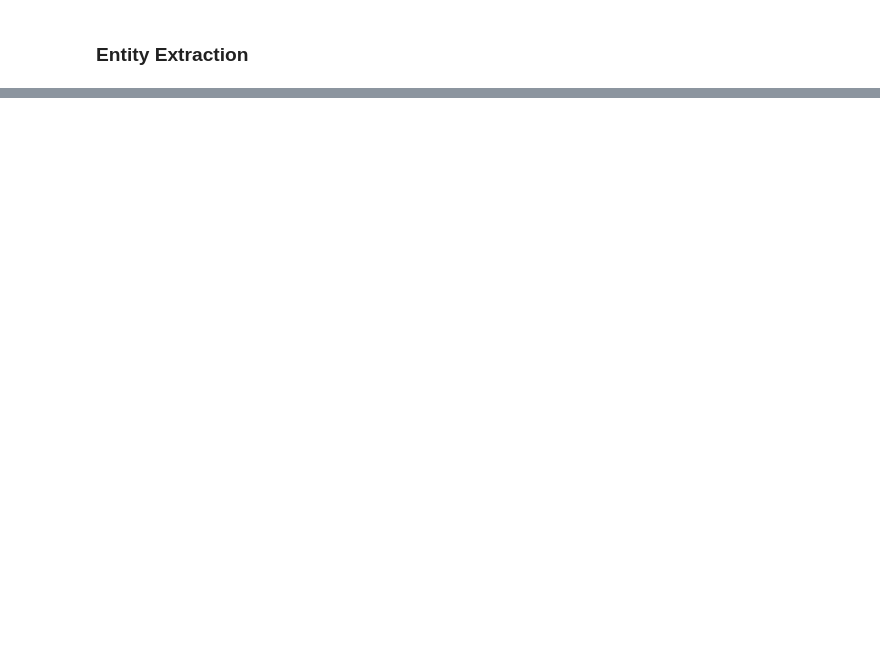
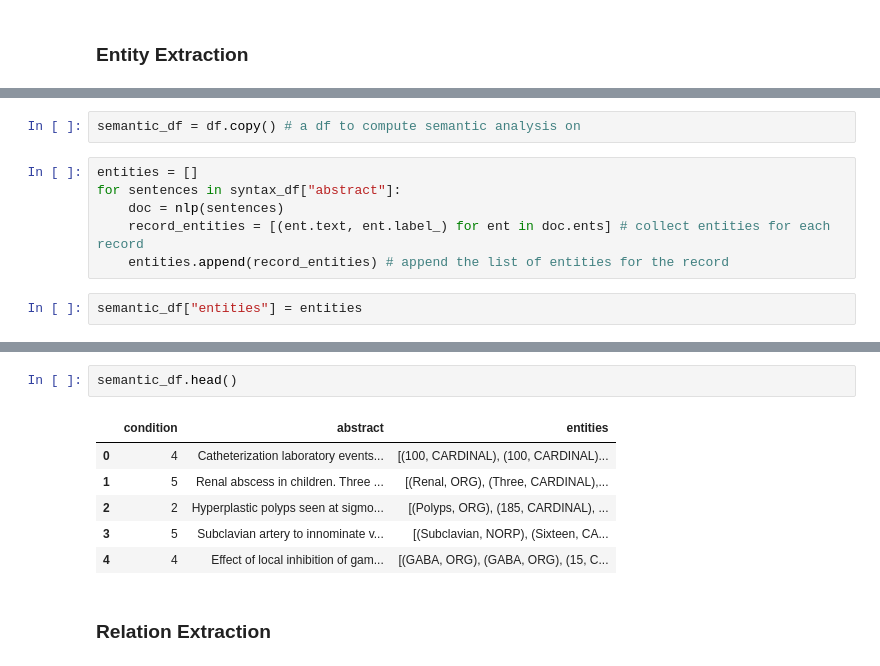
Before and after one commit to vitomarcorubino/MedicalTextNLP, a Jupyter notebook: medicalTextNLP.ipynb, the cells around one changed output, grey strips where cells are left out. Saved outputs shown, nothing was run; the diff lists cells and outputs as text; blank space fills up the shorter version.

```diff
--- a/medicalTextNLP.ipynb
+++ b/medicalTextNLP.ipynb
@@ -276,0 +254,10 @@ set([l for t, l in entities]) # list of entities in df
+# %%
+semantic_df = df.copy() # a df to compute semantic analysis on
+# %%
+entities = []
+for sentences in syntax_df["abstract"]:
+    doc = nlp(sentences)
+    record_entities = [(ent.text, ent.label_) for ent in doc.ents] # collect entities for each record
+    entities.append(record_entities) # append the list of entities for the record
+# %%
+semantic_df["entities"] = entities
@@ -276,0 +291,11 @@ set([l for t, l in entities]) # list of entities in df
+# %%
+semantic_df.head()
+# %% [output]
+|  | condition | abstract | entities |
+| 0 | 4 | Catheterization laboratory events... | [(100, CARDINAL), (100, CARDINAL)... |
+| 1 | 5 | Renal abscess in children. Three ... | [(Renal, ORG), (Three, CARDINAL),... |
+| 2 | 2 | Hyperplastic polyps seen at sigmo... | [(Polyps, ORG), (185, CARDINAL), ... |
+| 3 | 5 | Subclavian artery to innominate v... | [(Subclavian, NORP), (Sixteen, CA... |
+| 4 | 4 | Effect of local inhibition of gam... | [(GABA, ORG), (GABA, ORG), (15, C... |
+# %% [markdown]
+### Relation Extraction
```
Also changed, not shown: parts of 14 cells of this notebook.
